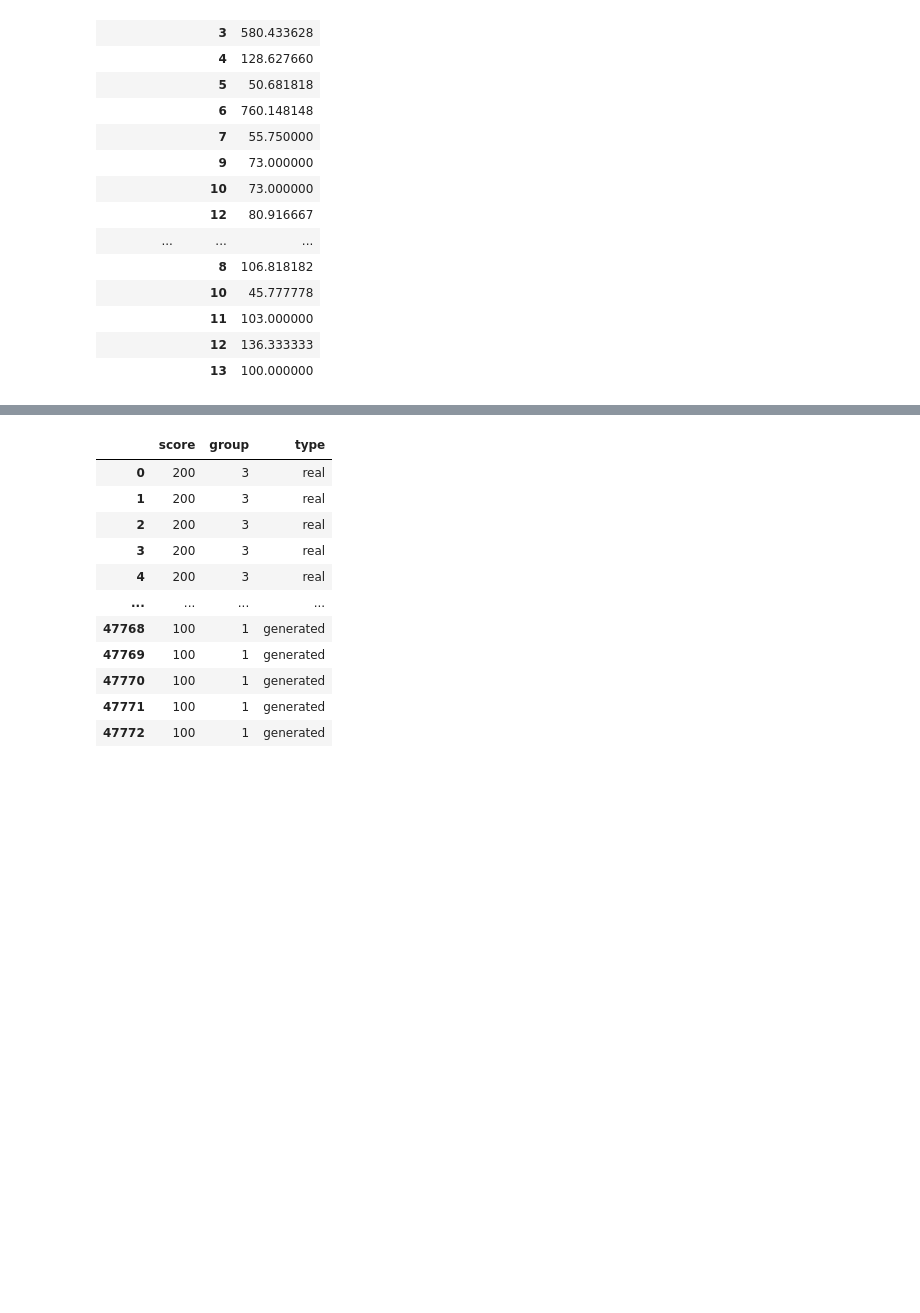
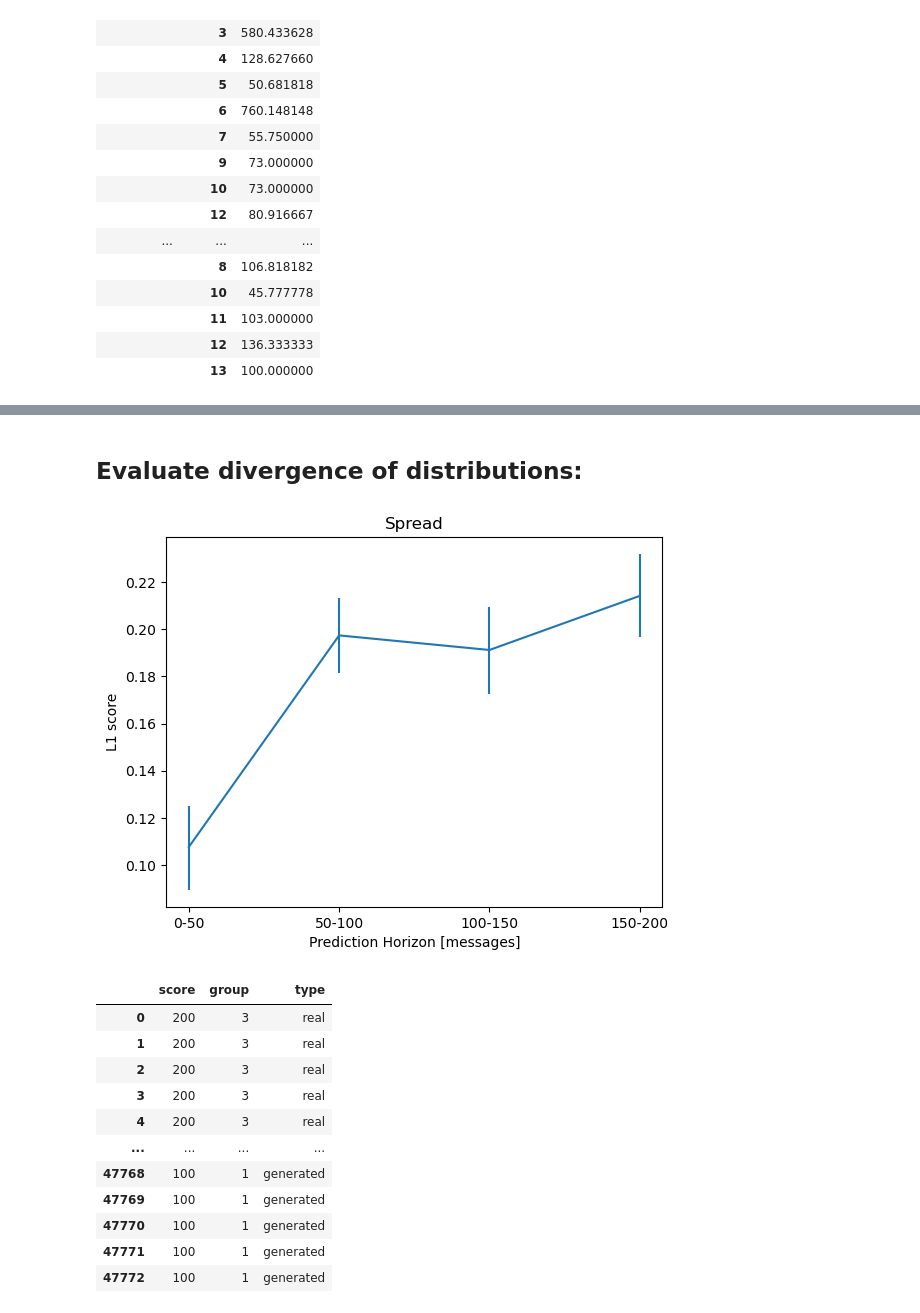
Before and after one commit to peernagy/lob_bench, a Jupyter notebook: benchmark.ipynb, the cells around one changed output, grey strips where cells are left out. Cells and saved outputs as stored; diff of their text form; code cells hidden in the pictures; blank space fills up the shorter version.

```diff
--- a/benchmark.ipynb
+++ b/benchmark.ipynb
@@ -259,6 +384,16 @@ plot_fns
  'bid_cancellation_depth': <function scoring.score_data.<locals>.<lambda>(title)>,
  'ask_cancellation_levels': <function scoring.score_data.<locals>.<lambda>(title)>,
  'bid_cancellation_levels': <function scoring.score_data.<locals>.<lambda>(title)>}
+# %% [markdown]
+## Evaluate divergence of distributions:
+# %%
+scores, score_dfs, plot_fns = scoring.run_benchmark(
+    loader, scoring_config_dict, metrics.l1_by_group,
+    divergence=True)
+# %%
+plot_fns['spread']()
+# %% [output]
+[figure, added]
 # %%
 # TODO: condition on time of day, volatility, etc.
 # %%
```
Also changed, not shown: parts of 24 cells of this notebook, 4 other files.
